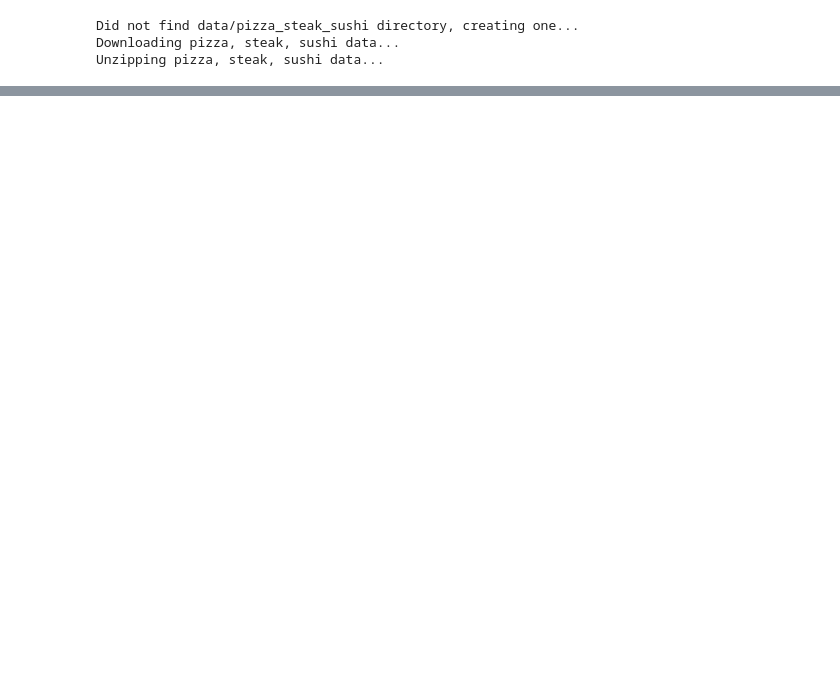
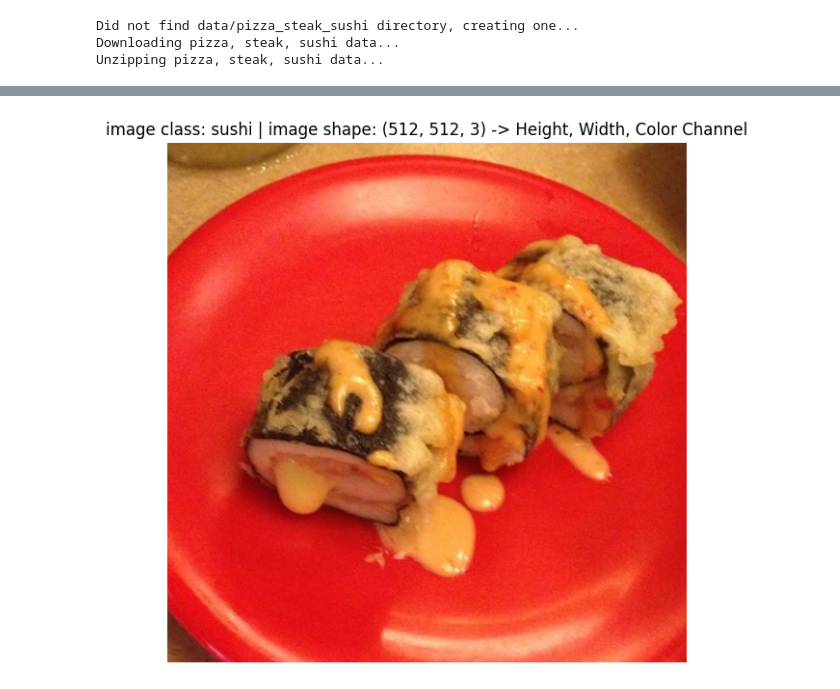
Before and after one commit to Abisheklimbu/pytorch, a Jupyter notebook: 04_custom_dataset/food_classification.ipynb, the cells around one changed output, grey strips where cells are left out. Saved outputs shown, nothing was run; the diff lists cells and outputs as text; code cells hidden in the pictures; blank space fills up the shorter version.

```diff
--- a/04_custom_dataset/food_classification.ipynb
+++ b/04_custom_dataset/food_classification.ipynb
@@ -65,0 +149,12 @@ Unzipping pizza, steak, sushi data...
+# %%
+import numpy as np
+import matplotlib.pyplot as plt
+
+image_array = np.asarray(img)
+plt.figure(figsize=(10,7))
+plt.imshow(image_array)
+plt.title(f"image class: {image_class} | image shape: {image_array.shape} -> Height, Width, Color Channel")
+plt.axis("off")
+plt.show()
+# %% [output]
+[figure, added]
```
Also changed, not shown: parts of 13 cells of this notebook, 3 other files.
